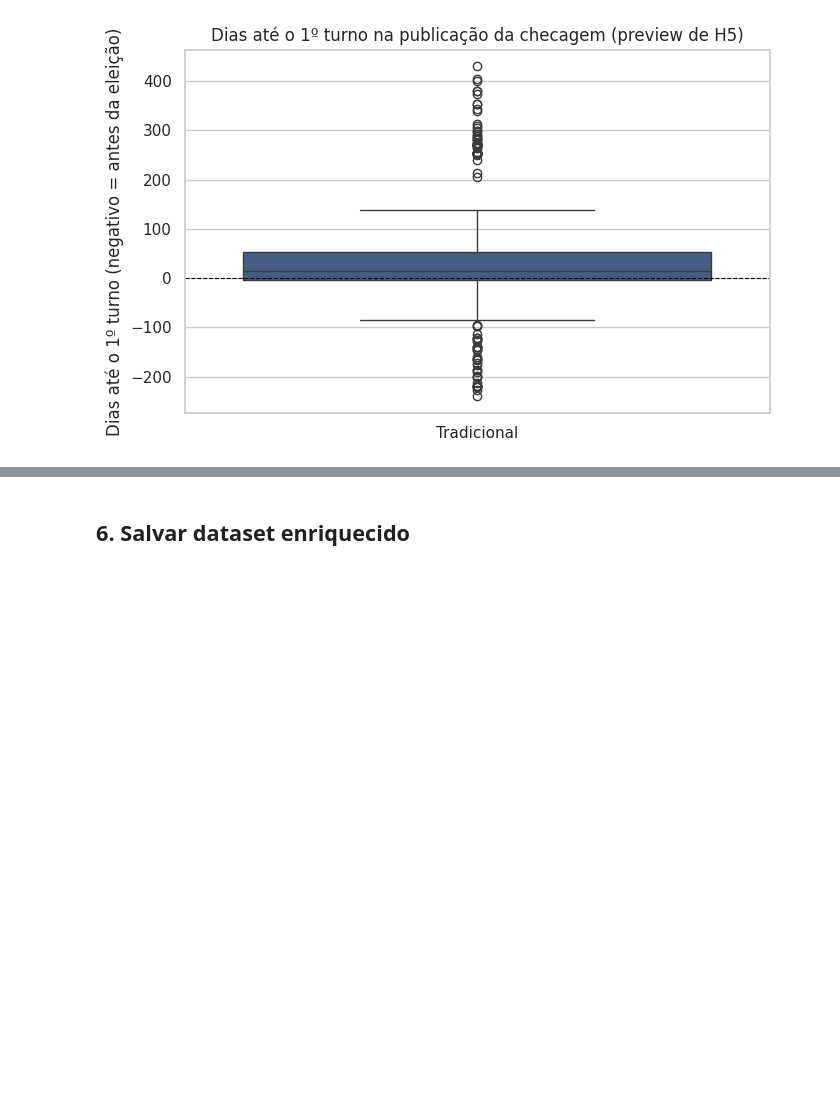
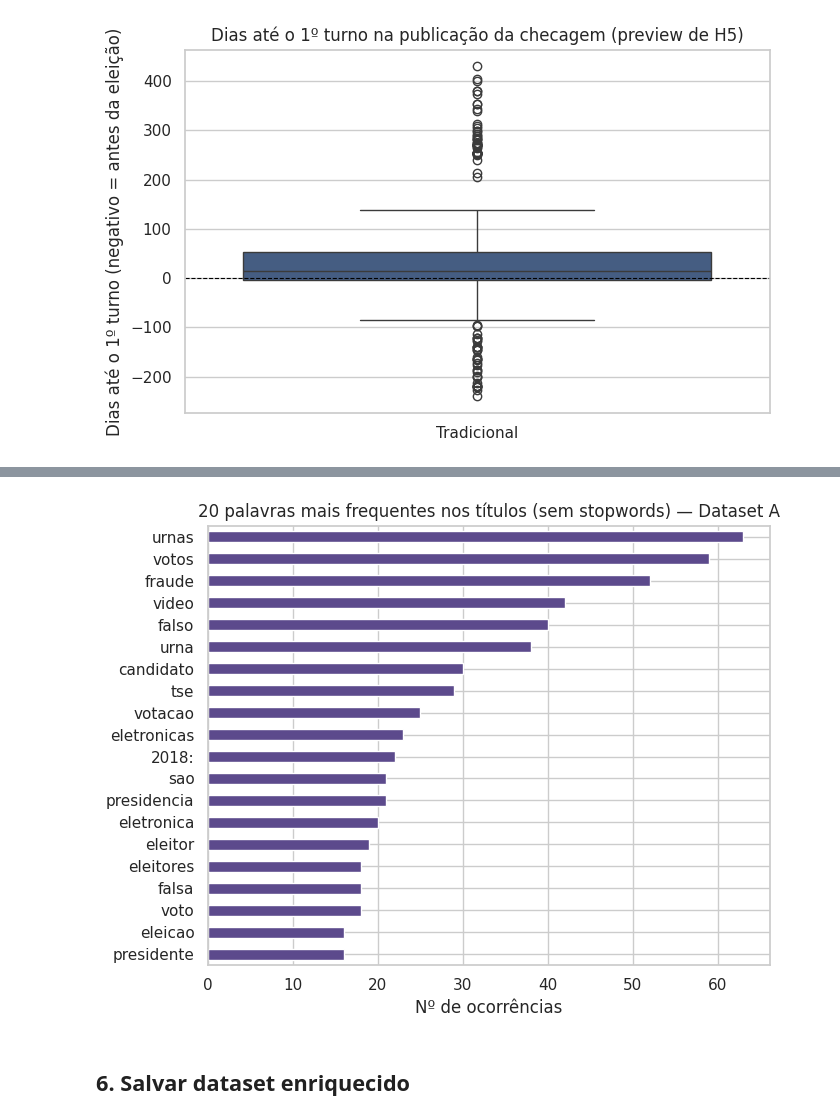
Before and after one commit to jpbezerra/politicAI, a Jupyter notebook: notebooks/01_dataset_a_fato_ou_boato_eda.ipynb, the cells around one changed output, grey strips where cells are left out. Saved outputs shown, nothing was run; the diff lists cells and outputs as text; code cells hidden in the pictures; blank space fills up the shorter version.

```diff
--- a/notebooks/01_dataset_a_fato_ou_boato_eda.ipynb
+++ b/notebooks/01_dataset_a_fato_ou_boato_eda.ipynb
@@ -333,0 +475,13 @@ plt.tight_layout(); plt.show()
+# %%
+
+STOPWORDS_PT = {
+    "de", "da", "do", "das", "dos", "e", "a", "o", "as", "os", "em", "no", "na", "nos", "nas",
+    "por", "para", "com", "sem", "que", "eleicoes", "eleitoral", "eleitorais", "foi", "foram",
+    "sobre", "um", "uma", "uns", "umas", "ao", "aos", "se", "sua", "seu", "suas", "seus", "ou",
+    "mais", "nao", "e2018", "2018", "2020", "2022", "2024", "2026",
+}
+
+palavras = df["titulo"].map(normalize_text).str.split().explode()
+palavras = palavras[~palavras.isin(STOPWORDS_PT) & (palavras.str.len() > 2)]
+top_palavras = palavras.value_counts().head(20)
+print(top_palavras)
@@ -334,3 +506,12 @@ plt.tight_layout(); plt.show()
+# %%
+
+fig, ax = plt.subplots(figsize=(7, 5.5))
+top_palavras.sort_values().plot(kind="barh", color="#5C4A8C", ax=ax)
+ax.set_title("20 palavras mais frequentes nos títulos (sem stopwords) — Dataset A")
+ax.set_xlabel("Nº de ocorrências"); ax.set_ylabel("")
+plt.tight_layout(); plt.show()
+# %% [output]
+[figure, added]
 # %% [markdown]
 ## 6. Salvar dataset enriquecido
 # %%
```
Also changed, not shown: parts of 24 cells of this notebook, 10 other files.
